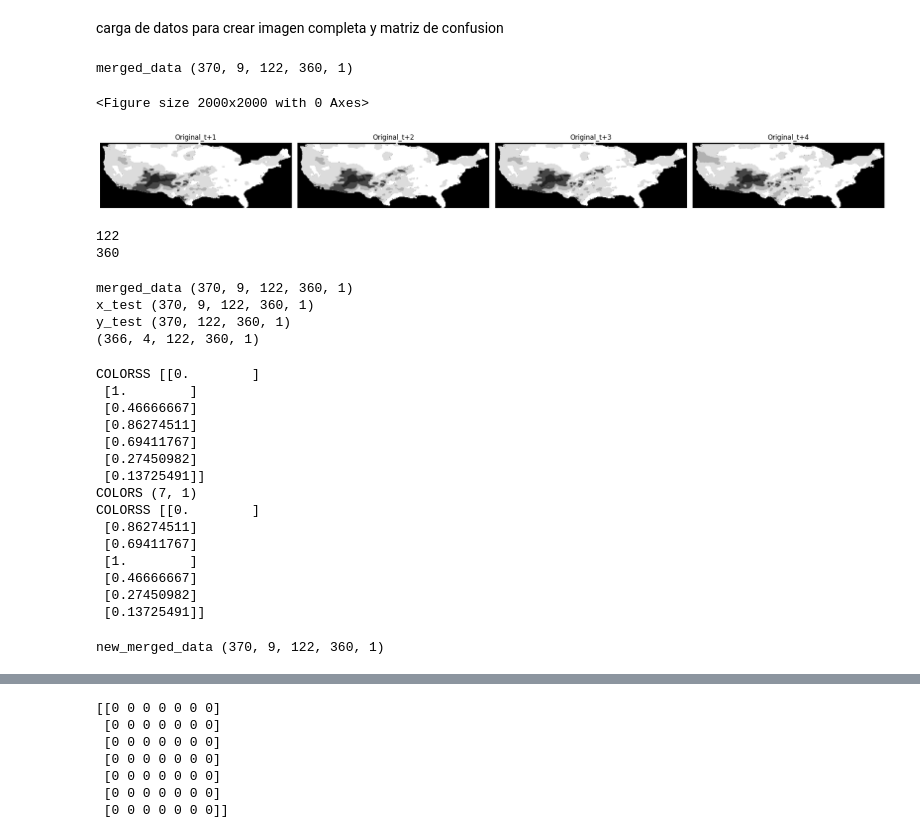
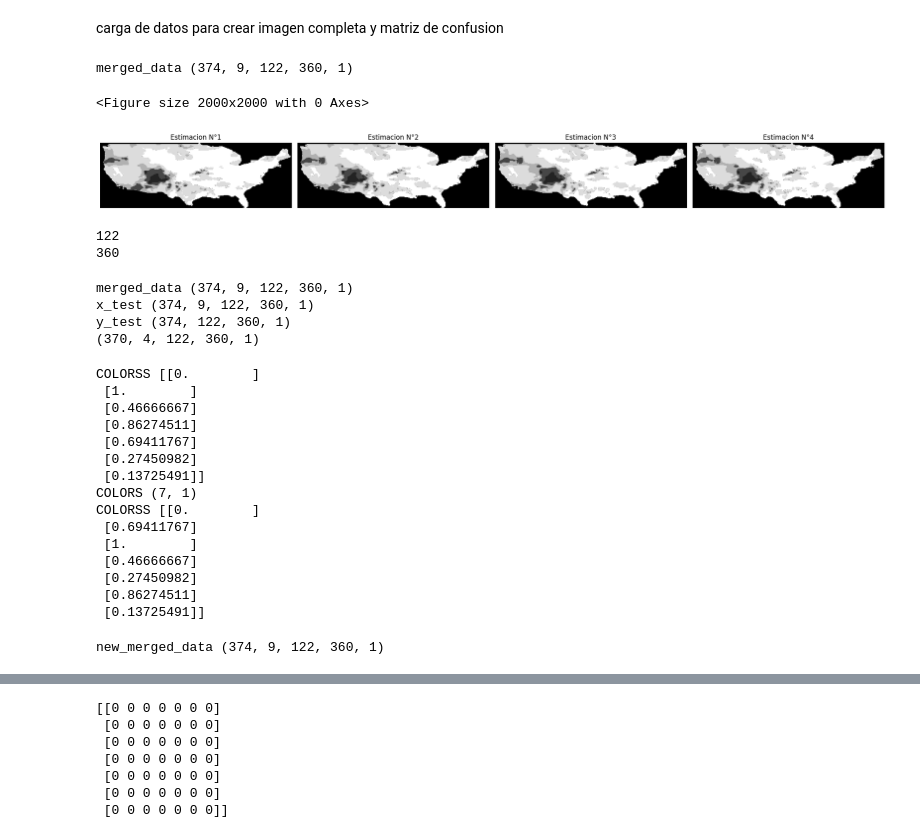
Before and after one commit to SahirReyes30/ImageXpartes, a Jupyter notebook: AlgorimoConvLSTMParteCompleta.ipynb, the cells around one changed output, grey strips where cells are left out. Saved outputs shown, nothing was run; the diff lists cells and outputs as text; code cells hidden in the pictures.

```diff
--- a/AlgorimoConvLSTMParteCompleta.ipynb
+++ b/AlgorimoConvLSTMParteCompleta.ipynb
@@ -189,34 +183,35 @@ carga de datos para crear imagen completa y matriz de confusion
 #v10w10 en algoritmo convlstm ipynb se realiza la creacion de la imagen completa
 # %%
 #carga de los datos
-merged_data = np.load("DroughtDatasetMask/dataset/Resultados3x3/v1w21/imageCompleteV1W21.npy")
-x_test = np.load("DroughtDatasetMask/dataset/BordesNuevos/v10w10/imagenCompleta/x_test_mask.npy")
-y_test = np.load("DroughtDatasetMask/dataset/BordesNuevos/v10w10/imagenCompleta/y_test_mask.npy")
+merged_data = np.load("DroughtDatasetMask/dataset/Resultados3x3/v2w10/imageComplete3x3V2W10.npy")
+x_test = np.load("DroughtDatasetMask/dataset/Resultados3x3/v2w10/x_test_mask_imageCompleteV2W10.npy")
+y_test = np.load("DroughtDatasetMask/dataset/Resultados3x3/v2w10/y_test_mask_imageCompleteV2W10.npy")
 # %%
 print("merged_data" , merged_data.shape)
 # %% [output]
-merged_data (370, 9, 122, 360, 1)
+merged_data (374, 9, 122, 360, 1)
 # %%
 import matplotlib.pyplot as plt
 
 fig = plt.figure(figsize=(20,20))
 r = 3
 c = 4
 ac = 1
 pos = 100
+horizon = 4
 
 fig = plt.figure(figsize=(20,20))
 for i in range(horizon):
     ax = fig.add_subplot(r, c, ac)
     ax.imshow(merged_data[pos,i], cmap='gray')
     ax.axis('off')
-    ax.set_title('Original_t+{}'.format(i+1))
+    ax.set_title('Estimacion N°{}'.format(i+1))
     ac += 1
 plt.tight_layout()
 plt.show()
 # %% [output]
 <Figure size 2000x2000 with 0 Axes>
-[figure, old version]
+[figure, new version]
 # %%
 classes = np.array([0, 255, 220, 177, 119, 70, 35]) # 255, 220, 177, 119, 70, 35  0
 classes_rgb = np.array([[0,0,0], [35,35,35], [70,70,70], [119,119,119], [177,177,177], [220,220,220], [255,255,255]])
@@ -235,10 +230,10 @@ print("y_test",y_test.shape)
 
 y_test = get_cubes(y_test, h)
 # %% [output]
-merged_data (370, 9, 122, 360, 1)
-x_test (370, 9, 122, 360, 1)
-y_test (370, 122, 360, 1)
-(366, 4, 122, 360, 1)
+merged_data (374, 9, 122, 360, 1)
+x_test (374, 9, 122, 360, 1)
+y_test (374, 122, 360, 1)
+(370, 4, 122, 360, 1)
 # %%
 colors = get_colors(x_test[-10,0])
 print("COLORSS", colors)
@@ -256,16 +251,16 @@ COLORSS [[0.        ]
  [0.13725491]]
 COLORS (7, 1)
 COLORSS [[0.        ]
- [0.86274511]
  [0.69411767]
  [1.        ]
  [0.46666667]
  [0.27450982]
+ [0.86274511]
  [0.13725491]]
 # %%
 print("new_merged_data",merged_data.shape)
 # %% [output]
-new_merged_data (370, 9, 122, 360, 1)
+new_merged_data (374, 9, 122, 360, 1)
 # %%
 naive = x_test[:-4]
 merged_data = merged_data[1:-3]
```
Also changed, not shown: parts of 14 cells of this notebook, 1 other file.
